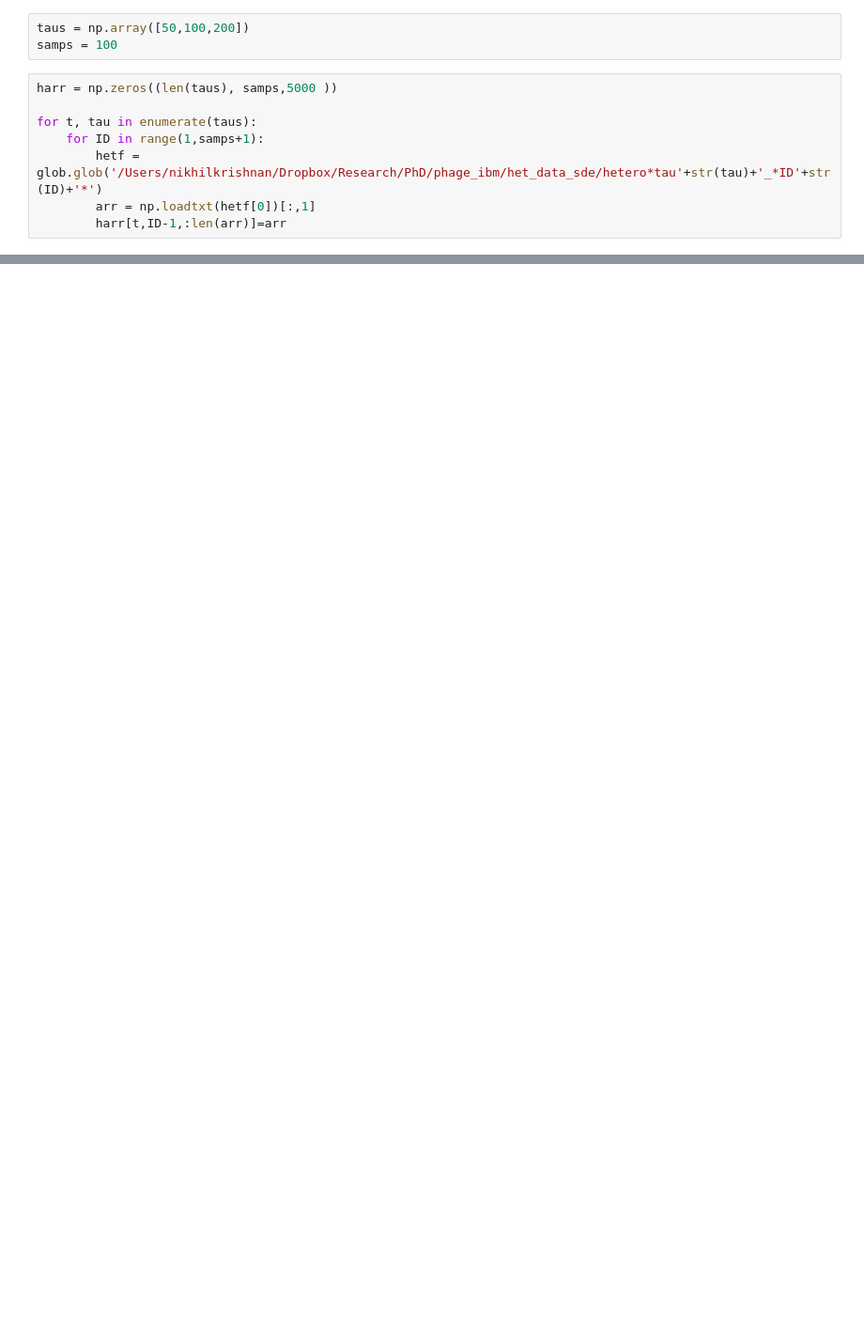
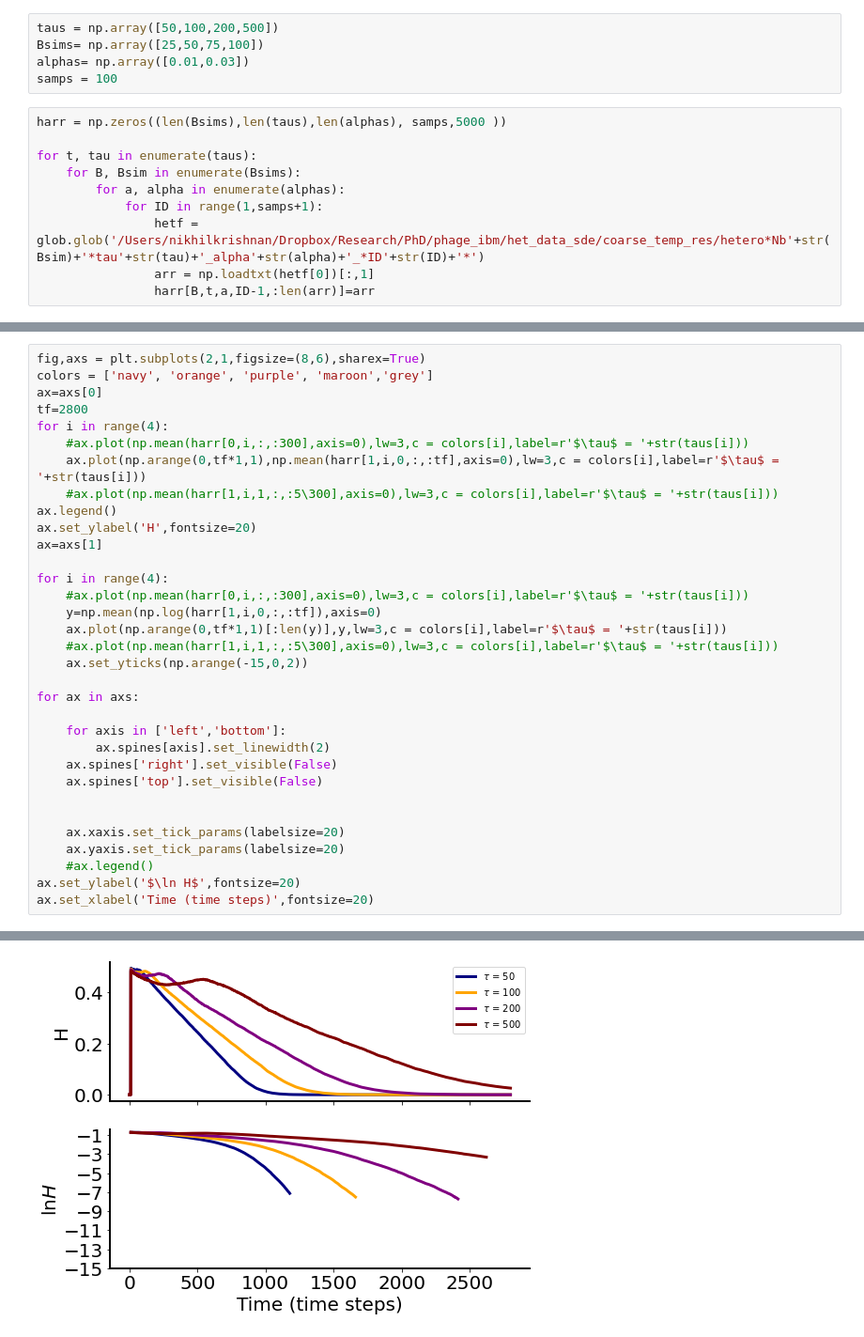
Before and after one commit to nkrishnan94/phage-abm, a Jupyter notebook: Het decay sde solve.ipynb, the cells around one changed output, grey strips where cells are left out. Shown at 94% size. Cells and saved outputs as stored; diff of their text form; blank space fills up the shorter version.

```diff
--- a/Het decay sde solve.ipynb
+++ b/Het decay sde solve.ipynb
@@ -30,11 +24,15 @@ hetf
 # %%
-taus = np.array([50,100,200])
+taus = np.array([50,100,200,500])
+Bsims= np.array([25,50,75,100])
+alphas= np.array([0.01,0.03])
 samps = 100
 # %%
-harr = np.zeros((len(taus), samps,5000 ))
+harr = np.zeros((len(Bsims),len(taus),len(alphas), samps,5000 ))
 
 for t, tau in enumerate(taus):
-    for ID in range(1,samps+1):
-        hetf = glob.glob('/Users/nikhilkrishnan/Dropbox/Research/PhD/phage_ibm/het_data_sde/hetero*tau'+str(tau)+'_*ID'+str(ID)+'*')
-        arr = np.loadtxt(hetf[0])[:,1]
-        harr[t,ID-1,:len(arr)]=arr
+    for B, Bsim in enumerate(Bsims):
+        for a, alpha in enumerate(alphas):
+            for ID in range(1,samps+1):
+                hetf = glob.glob('/Users/nikhilkrishnan/Dropbox/Research/PhD/phage_ibm/het_data_sde/coarse_temp_res/hetero*Nb'+str(Bsim)+'*tau'+str(tau)+'_alpha'+str(alpha)+'_*ID'+str(ID)+'*')
+                arr = np.loadtxt(hetf[0])[:,1]
+                harr[B,t,a,ID-1,:len(arr)]=arr
@@ -40,0 +42,34 @@ for t, tau in enumerate(taus):
+# %%
+fig,axs = plt.subplots(2,1,figsize=(8,6),sharex=True)
+colors = ['navy', 'orange', 'purple', 'maroon','grey']
+ax=axs[0]
+tf=2800
+for i in range(4):
+    #ax.plot(np.mean(harr[0,i,:,:300],axis=0),lw=3,c = colors[i],label=r'$\tau$ = '+str(taus[i]))
+    ax.plot(np.arange(0,tf*1,1),np.mean(harr[1,i,0,:,:tf],axis=0),lw=3,c = colors[i],label=r'$\tau$ = '+str(taus[i]))
+    #ax.plot(np.mean(harr[1,i,1,:,:5\300],axis=0),lw=3,c = colors[i],label=r'$\tau$ = '+str(taus[i]))
+ax.legend()
+ax.set_ylabel('H',fontsize=20)
+ax=axs[1]
+
+for i in range(4):
+    #ax.plot(np.mean(harr[0,i,:,:300],axis=0),lw=3,c = colors[i],label=r'$\tau$ = '+str(taus[i]))
+    y=np.mean(np.log(harr[1,i,0,:,:tf]),axis=0)
+    ax.plot(np.arange(0,tf*1,1)[:len(y)],y,lw=3,c = colors[i],label=r'$\tau$ = '+str(taus[i]))
+    #ax.plot(np.mean(harr[1,i,1,:,:5\300],axis=0),lw=3,c = colors[i],label=r'$\tau$ = '+str(taus[i]))
+    ax.set_yticks(np.arange(-15,0,2))
+
+for ax in axs:
+
+    for axis in ['left','bottom']:
+        ax.spines[axis].set_linewidth(2)
+    ax.spines['right'].set_visible(False)
+    ax.spines['top'].set_visible(False)
+
+
+    ax.xaxis.set_tick_params(labelsize=20)
+    ax.yaxis.set_tick_params(labelsize=20)
+    #ax.legend()
+ax.set_ylabel('$\ln H$',fontsize=20)
+ax.set_xlabel('Time (time steps)',fontsize=20)
+# %% [output]
@@ -40,0 +77 @@ for t, tau in enumerate(taus):
+[figure, added]
```
Also changed, not shown: parts of 20 cells of this notebook, 13 other files.
